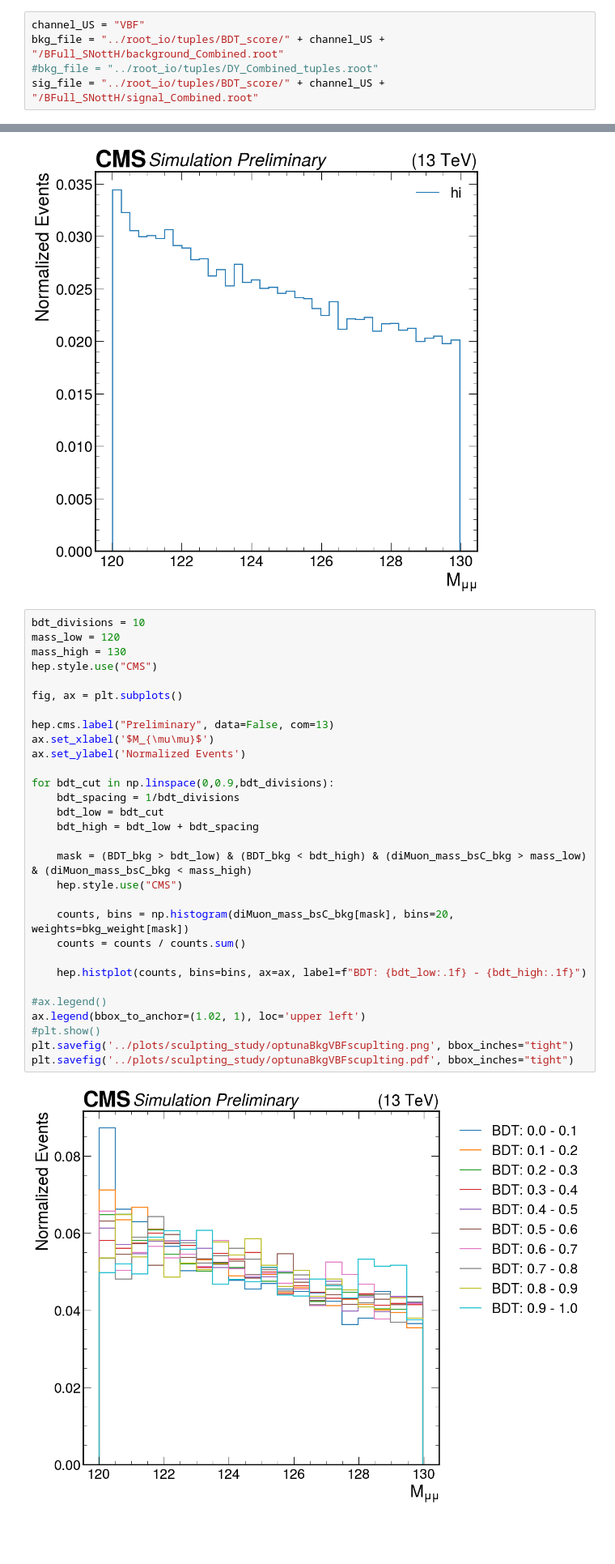
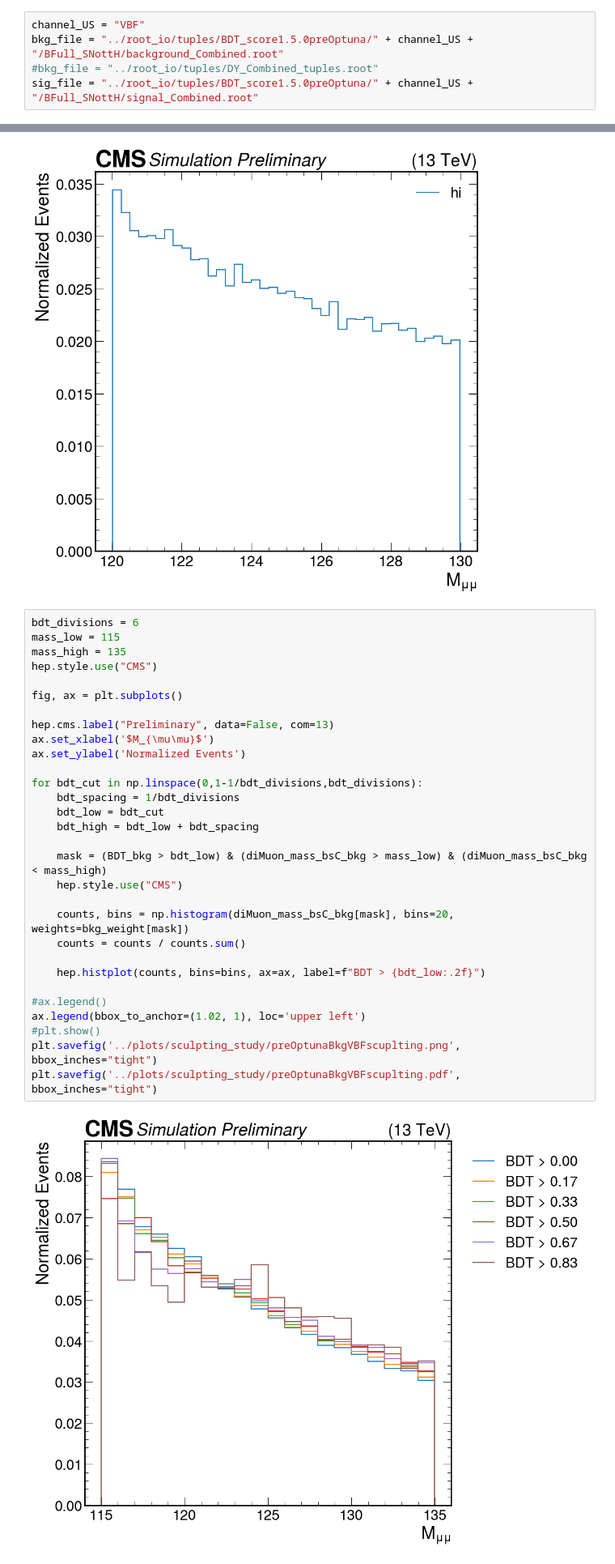
Before and after one commit to LPC-HH/HToMuMu, a Jupyter notebook: plot_macros/SculptingStudy.ipynb, the cells around one changed output, grey strips where cells are left out. Shown at 81% size. Cells and saved outputs as stored; diff of their text form; blank space fills up the shorter version.

Commit message:
Adding BDT optimization and sculpting study functionality

```diff
--- a/plot_macros/SculptingStudy.ipynb
+++ b/plot_macros/SculptingStudy.ipynb
@@ -10,9 +10,9 @@ from utils.labels import (
 )
 # %%
 channel_US = "VBF"
-bkg_file = "../root_io/tuples/BDT_score/" + channel_US + "/BFull_SNottH/background_Combined.root"
+bkg_file = "../root_io/tuples/BDT_score1.5.0preOptuna/" + channel_US + "/BFull_SNottH/background_Combined.root"
 #bkg_file = "../root_io/tuples/DY_Combined_tuples.root"
-sig_file = "../root_io/tuples/BDT_score/" + channel_US + "/BFull_SNottH/signal_Combined.root"
+sig_file = "../root_io/tuples/BDT_score1.5.0preOptuna/" + channel_US + "/BFull_SNottH/signal_Combined.root"
 # %%
 with ur.open(sig_file+":tree_output") as file:
     print(file.keys())
@@ -45,34 +45,34 @@ ax.legend()
 <matplotlib.legend.Legend at 0x...>
 [figure]
 # %%
-bdt_divisions = 10
-mass_low = 120
-mass_high = 130
+bdt_divisions = 6
+mass_low = 115
+mass_high = 135
 hep.style.use("CMS")
 
 fig, ax = plt.subplots()
 
 hep.cms.label("Preliminary", data=False, com=13)
 ax.set_xlabel('$M_{\mu\mu}$')
 ax.set_ylabel('Normalized Events')
 
-for bdt_cut in np.linspace(0,0.9,bdt_divisions):
+for bdt_cut in np.linspace(0,1-1/bdt_divisions,bdt_divisions):
     bdt_spacing = 1/bdt_divisions
     bdt_low = bdt_cut
     bdt_high = bdt_low + bdt_spacing
 
-    mask = (BDT_bkg > bdt_low) & (BDT_bkg < bdt_high) & (diMuon_mass_bsC_bkg > mass_low) & (diMuon_mass_bsC_bkg < mass_high)
+    mask = (BDT_bkg > bdt_low) & (diMuon_mass_bsC_bkg > mass_low) & (diMuon_mass_bsC_bkg < mass_high)
     hep.style.use("CMS")
 
     counts, bins = np.histogram(diMuon_mass_bsC_bkg[mask], bins=20, weights=bkg_weight[mask])
     counts = counts / counts.sum()
 
-    hep.histplot(counts, bins=bins, ax=ax, label=f"BDT: {bdt_low:.1f} - {bdt_high:.1f}")
+    hep.histplot(counts, bins=bins, ax=ax, label=f"BDT > {bdt_low:.2f}")
 
 #ax.legend()
 ax.legend(bbox_to_anchor=(1.02, 1), loc='upper left')
 #plt.show()
-plt.savefig('../plots/sculpting_study/optunaBkgVBFscuplting.png', bbox_inches="tight")
-plt.savefig('../plots/sculpting_study/optunaBkgVBFscuplting.pdf', bbox_inches="tight")
+plt.savefig('../plots/sculpting_study/preOptunaBkgVBFscuplting.png', bbox_inches="tight")
+plt.savefig('../plots/sculpting_study/preOptunaBkgVBFscuplting.pdf', bbox_inches="tight")
 # %% [output]
-[figure, old version]
+[figure, new version]
```
Also changed, not shown: 3 other files.
